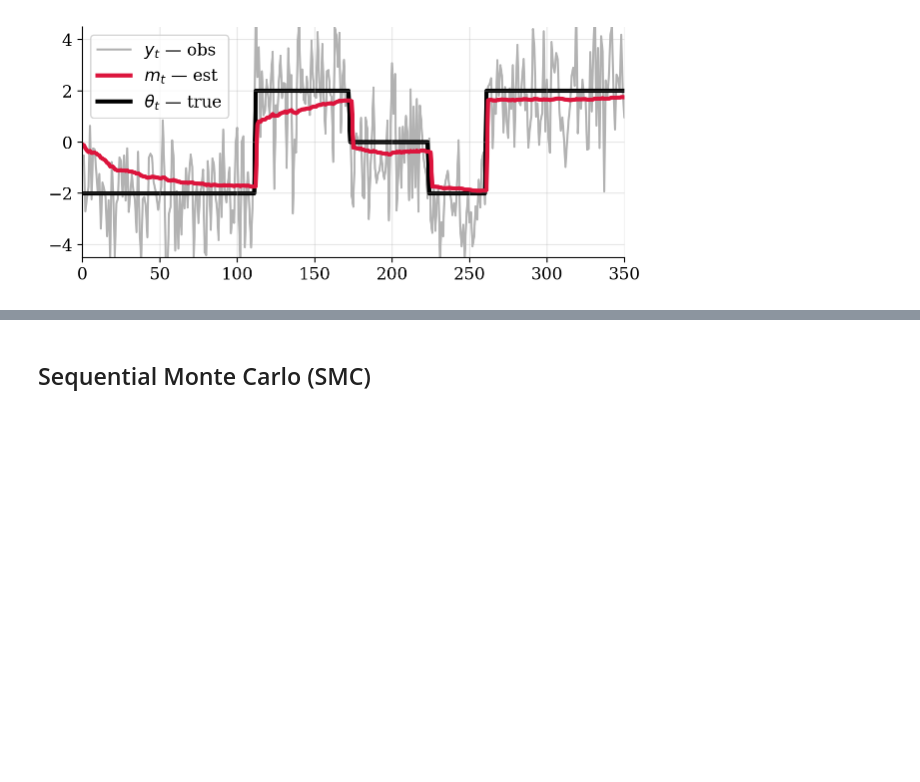
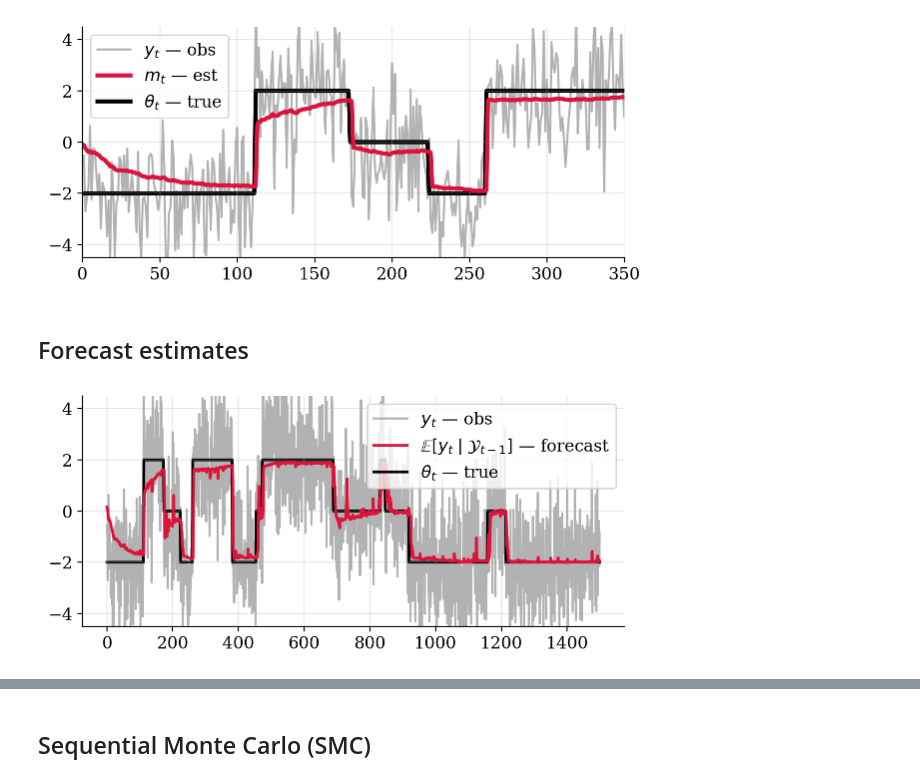
Before and after one commit to gerdm/bayes, a Jupyter notebook: online-hmm.ipynb, the cells around one changed output, grey strips where cells are left out. Saved outputs shown, nothing was run; the diff lists cells and outputs as text; code cells hidden in the pictures; blank space fills up the shorter version.

```diff
--- a/online-hmm.ipynb
+++ b/online-hmm.ipynb
@@ -336,3 +331,18 @@ def update(y, regime, bel, cfg):
+# %%
+def forecast(bel):
+    mean = bel.means
+    weights = bel.log_weight
+    weights = jnp.exp(weights - jax.nn.logsumexp(weights))
+    timestep = bel.timestep.astype(int)[0]
+    regime = bel.regime[:, timestep] # REFACTOR
+
+    p_transition = transition_matrix.at[regime].get()
+    yhat = jnp.einsum("s,sk,sk...->", weights, p_transition, mean)
+    yhat2 = jnp.einsum("s,sk,sk...->", weights, p_transition, mean ** 2)
+
+    yhat_std = jnp.sqrt(yhat2 - yhat ** 2)
+
+    return yhat, yhat_std
 # %% [markdown]
 ## Beam sampling
 # %%
@@ -403,11 +418,9 @@ jax.tree.map(jnp.shape, bel_init)
 # %% [output]
 ParticleState(means=(5, 3, 1), variances=(5, 3, 1), regime=(5, 1500), log_weight=(5,), timestep=(5,))
 # %%
-cfg = Cfg(var=obs_var)
-keys = jax.random.split(key_eval, n_steps)
-Xs = (obs, keys)
+cfg = Cfg(var_obs=obs_var, num_particles=n_particles)
 _step = partial(step_optimal, cfg=cfg)
-bel_final, (hist_lw, hist_mean, hist_variance) = jax.lax.scan(_step, bel_init, Xs)
+bel_final, (hist_lw, hist_mean, hist_variance, hist_forecast, hist_forecast_std) = jax.lax.scan(_step, bel_init, obs)
 # %%
 hist_weights = build_weights(hist_lw)
 # %%
@@ -498,3 +513,15 @@ plt.ylim(-4.5, 4.5)
 plt.grid(alpha=0.3)
 # %% [output]
 [figure]
+# %% [markdown]
+## Forecast estimates
+# %%
+plt.plot(obs, c="gray", alpha=0.6, label="$y_t$ — obs", zorder=0)
+plt.plot(hist_forecast, c="crimson", linewidth=2, label=r"$\mathbb{E}[y_{t} \mid {\cal Y}_{t-1}]$ — forecast")
+plt.plot(means.at[states].get(), c="black", zorder=1, linewidth=2, label=r"$\theta_t$ — true")
+plt.legend()
+plt.ylim(-4.5, 4.5)
+plt.grid(alpha=0.3)
+plt.savefig("./figures/hmm-estimation.png", dpi=300, bbox_inches="tight")
+# %% [output]
+[figure, added]
```
Also changed, not shown: parts of 6 cells of this notebook.
